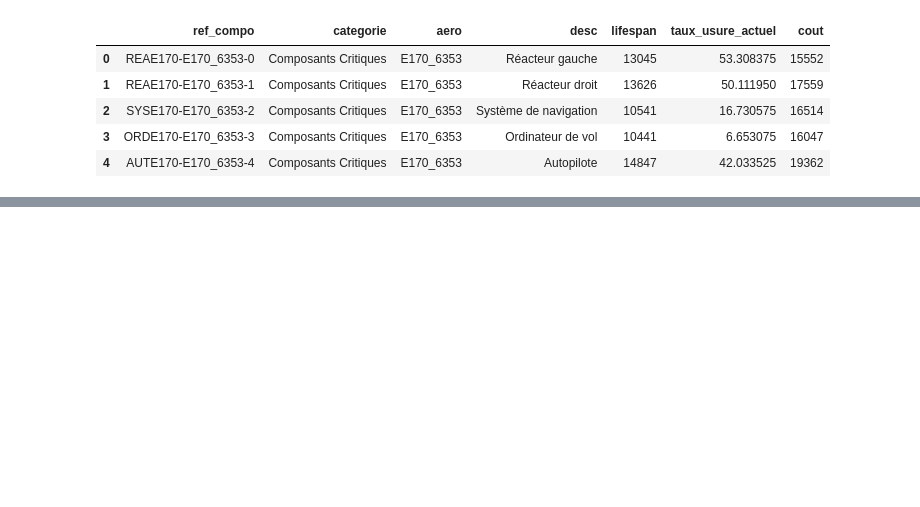
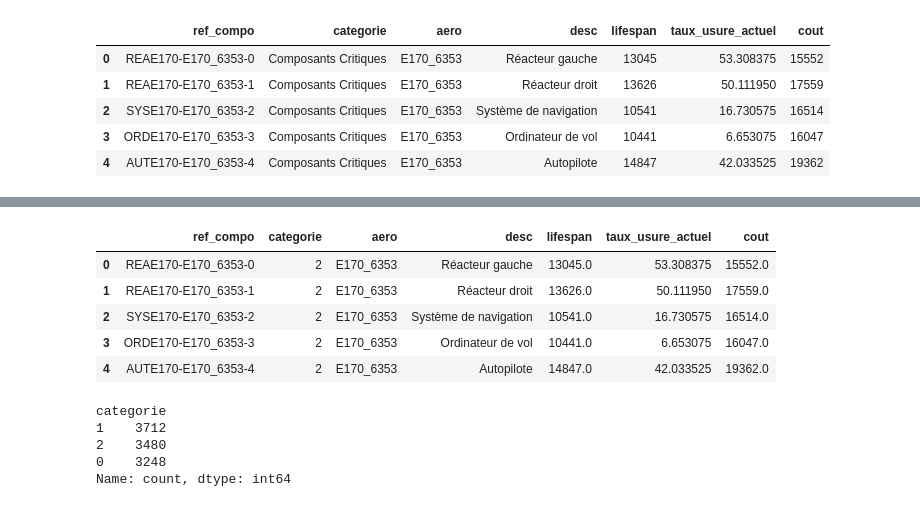
Before and after one commit to Patrick-NII/Sky_Analytics, a Jupyter notebook: Preprocessing/df_composants.ipynb, the cells around one changed output, grey strips where cells are left out. Drawn from its saved outputs; the diff is of its cells as text; code cells hidden in the pictures; blank space fills up the shorter version.

```diff
--- a/Preprocessing/df_composants.ipynb
+++ b/Preprocessing/df_composants.ipynb
@@ -39,0 +43,4 @@ df_composants[df_composants['aero'] == 'E170_5551']
+# %%
+df_composants['cout'] = df_composants['cout'].astype('float')
+# %%
+df_composants['lifespan'] = df_composants['lifespan'].astype('float')
@@ -39,0 +64,18 @@ df_composants[df_composants['aero'] == 'E170_5551']
+# %%
+df_composants.head()
+# %% [output]
+|  | ref_compo | categorie | aero | desc | lifespan | taux_usure_actuel | cout |
+| 0 | REAE170-E170_6353-0 | 2 | E170_6353 | Réacteur gauche | 13045.0 | 53.308375 | 15552.0 |
+| 1 | REAE170-E170_6353-1 | 2 | E170_6353 | Réacteur droit | 13626.0 | 50.111950 | 17559.0 |
+| 2 | SYSE170-E170_6353-2 | 2 | E170_6353 | Système de navigation | 10541.0 | 16.730575 | 16514.0 |
+| 3 | ORDE170-E170_6353-3 | 2 | E170_6353 | Ordinateur de vol | 10441.0 | 6.653075 | 16047.0 |
+| 4 | AUTE170-E170_6353-4 | 2 | E170_6353 | Autopilote | 14847.0 | 42.033525 | 19362.0 |
+# %%
+# comptes des valeures de la colonne 'categorie'
+df_composants['categorie'].value_counts()
+# %% [output]
+categorie
+1    3712
+2    3480
+0    3248
+Name: count, dtype: int64
```
Also changed, not shown: parts of 6 cells of this notebook, 6 other files.
